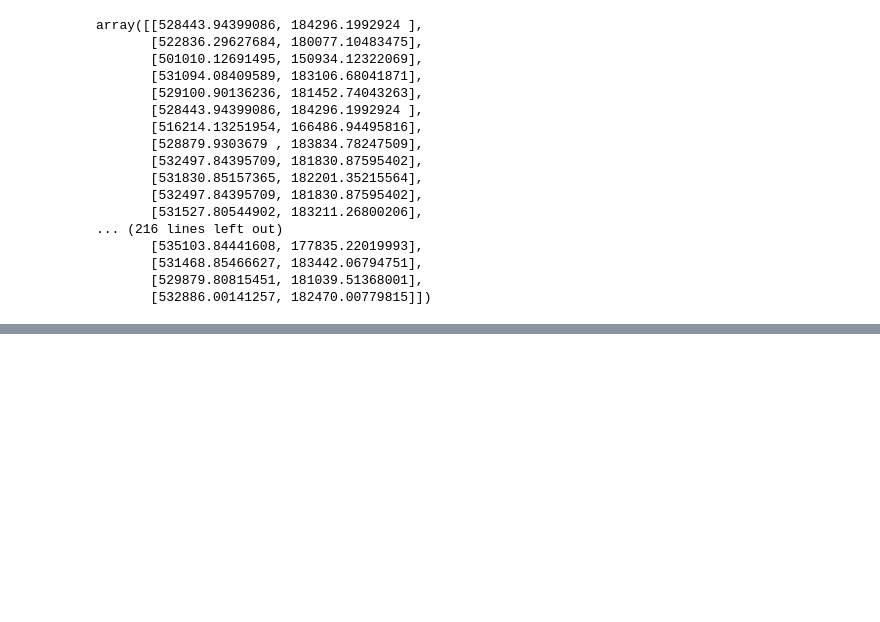
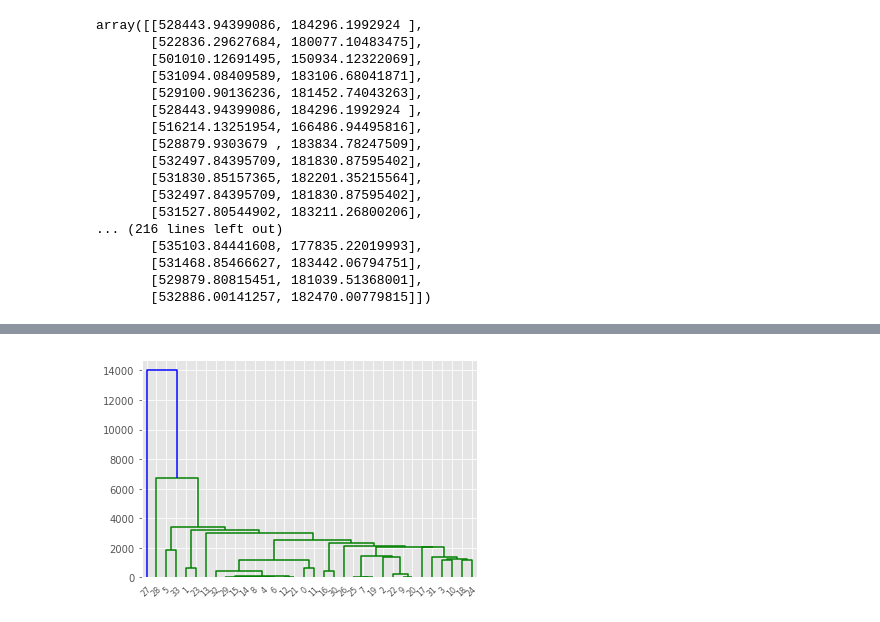
Before and after one commit to CityBlender/data-analysis, a Jupyter notebook: 02_Notebooks/Jays/Cluster.ipynb, the cells around one changed output, grey strips where cells are left out. Saved outputs shown, nothing was run; the diff lists cells and outputs as text; code cells hidden in the pictures; blank space fills up the shorter version.

```diff
--- a/02_Notebooks/Jays/Cluster.ipynb
+++ b/02_Notebooks/Jays/Cluster.ipynb
@@ -308,3 +311,9 @@ plt.plot(r, Kest(data=folkLocsAsArray, radii=r, mode='ripley'), color='yellow',
+# %%
+#Ripley's k is rubbish, let's try using hierarchical clustering to work out how large to set the eps
+regCluster = cluster.hierarchy.linkage(regLocsAsArray)
+cluster.hierarchy.dendrogram(regCluster);
+# %% [output]
+[figure, added]
 # %%
 #try out a dbscan of all reggae
 #create new dbscan cluster object
```
Also changed, not shown: parts of 10 cells of this notebook.
